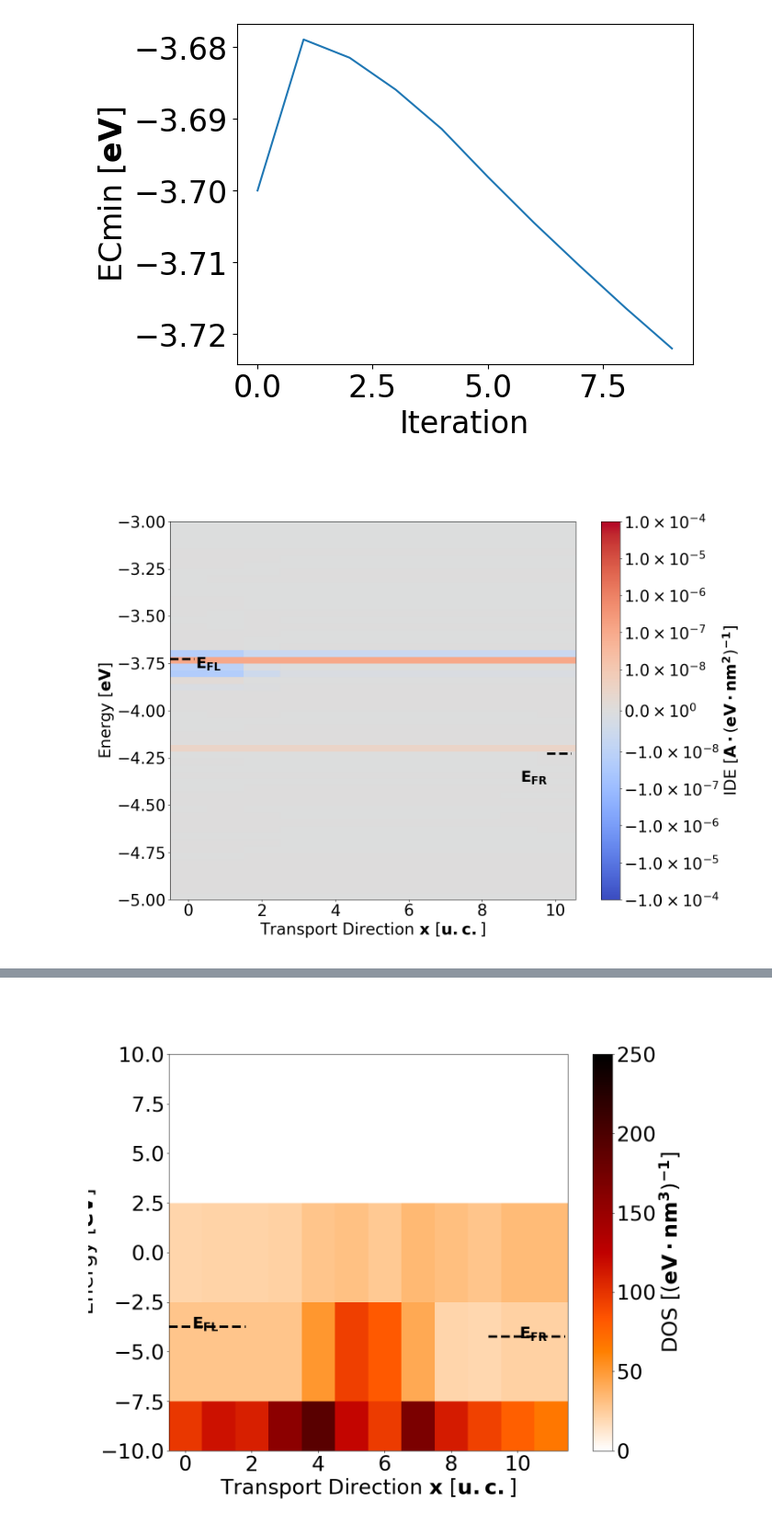
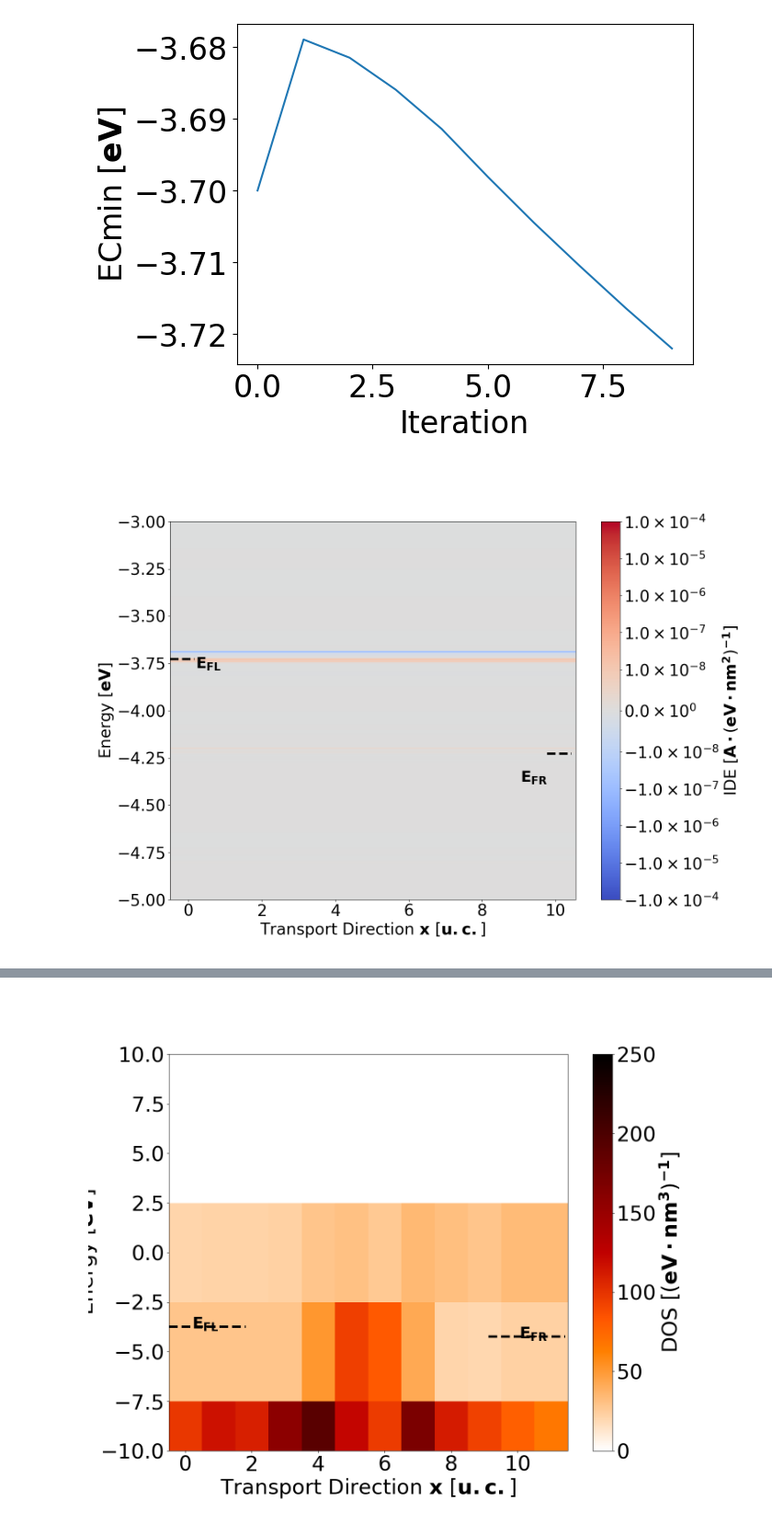
Before and after one commit to Nano-TCAD/QuaTrEx, a Jupyter notebook: quatrex/results/80TFET72/analysis.ipynb, the cells around one changed output, grey strips where cells are left out. Shown at 92% size. Cells and saved outputs as stored; diff of their text form; code cells hidden in the pictures.

```diff
--- a/quatrex/results/80TFET72/analysis.ipynb
+++ b/quatrex/results/80TFET72/analysis.ipynb
@@ -373,9 +389,9 @@ plt.show()
 # %% [output]
 [figure]
 # %%
-plot_idE_gold(1)
+plot_idE_gold(10)
 # %% [output]
-[figure, old version]
+[figure, new version]
 # %%
 plot_gold(1)
 # %% [output]
```
Also changed, not shown: parts of 5 cells of this notebook.
